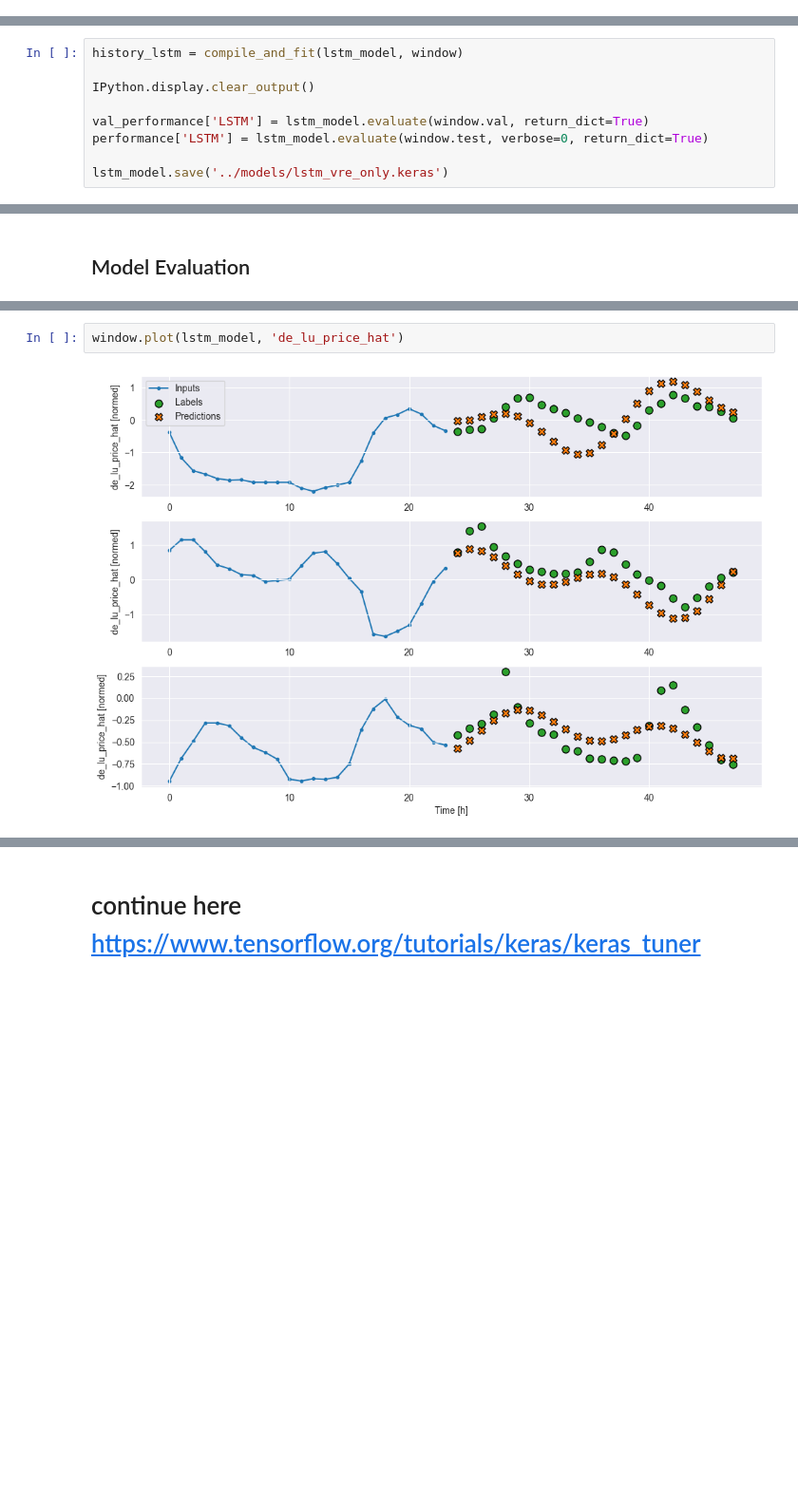
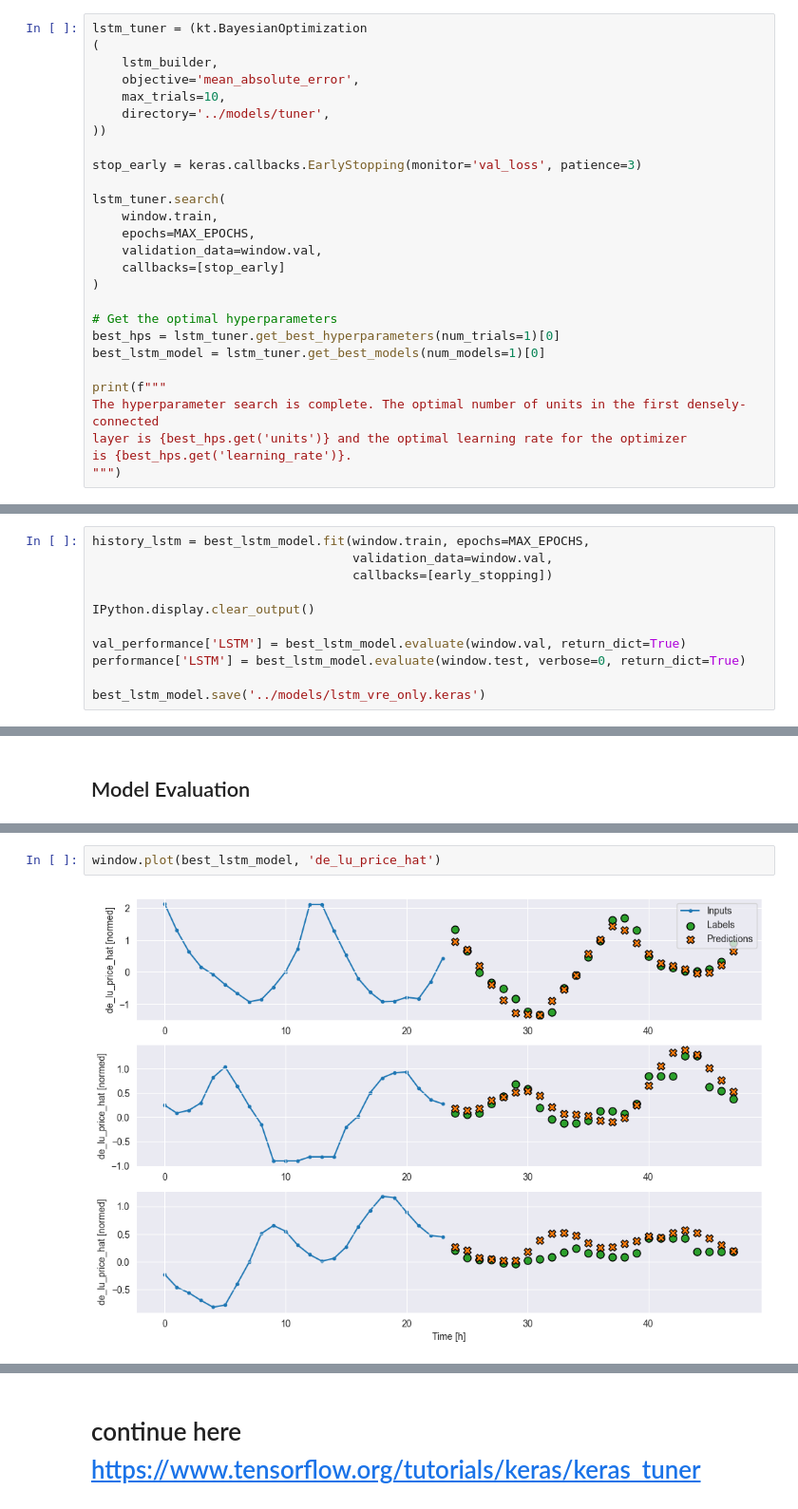
Before and after one commit to valentin-17/epf, a Jupyter notebook: notebooks/exploratory_analysis.ipynb, the cells around one changed output, grey strips where cells are left out. Shown at 95% size. Saved outputs shown, nothing was run; the diff lists cells and outputs as text; blank space fills up the shorter version.

Commit message:
started new setup for splitting, completed hyperparameter setup

```diff
--- a/notebooks/exploratory_analysis.ipynb
+++ b/notebooks/exploratory_analysis.ipynb
@@ -565,0 +512,27 @@ lstm_model = tf.keras.Sequential([
+# %%
+lstm_tuner = (kt.BayesianOptimization
+(
+    lstm_builder,
+    objective='mean_absolute_error',
+    max_trials=10,
+    directory='../models/tuner',
+))
+
+stop_early = keras.callbacks.EarlyStopping(monitor='val_loss', patience=3)
+
+lstm_tuner.search(
+    window.train,
+    epochs=MAX_EPOCHS,
+    validation_data=window.val,
+    callbacks=[stop_early]
+)
+
+# Get the optimal hyperparameters
+best_hps = lstm_tuner.get_best_hyperparameters(num_trials=1)[0]
+best_lstm_model = lstm_tuner.get_best_models(num_models=1)[0]
+
+print(f"""
+The hyperparameter search is complete. The optimal number of units in the first densely-connected
+layer is {best_hps.get('units')} and the optimal learning rate for the optimizer
+is {best_hps.get('learning_rate')}.
+""")
@@ -566,10 +545,12 @@ lstm_model = tf.keras.Sequential([
 # %%
-history_lstm = compile_and_fit(lstm_model, window)
+history_lstm = best_lstm_model.fit(window.train, epochs=MAX_EPOCHS,
+                                   validation_data=window.val,
+                                   callbacks=[early_stopping])
 
 IPython.display.clear_output()
 
-val_performance['LSTM'] = lstm_model.evaluate(window.val, return_dict=True)
-performance['LSTM'] = lstm_model.evaluate(window.test, verbose=0, return_dict=True)
+val_performance['LSTM'] = best_lstm_model.evaluate(window.val, return_dict=True)
+performance['LSTM'] = best_lstm_model.evaluate(window.test, verbose=0, return_dict=True)
 
-lstm_model.save('../models/lstm_vre_only.keras')
+best_lstm_model.save('../models/lstm_vre_only.keras')
 # %% [output]
@@ -669,5 +730,5 @@ GRU    : 0.6921
 # %%
-window.plot(lstm_model, 'de_lu_price_hat')
+window.plot(best_lstm_model, 'de_lu_price_hat')
 # %% [output]
-[figure, old version]
+[figure, new version]
 # %%
```
Also changed, not shown: parts of 21 cells of this notebook, 3 other files.
